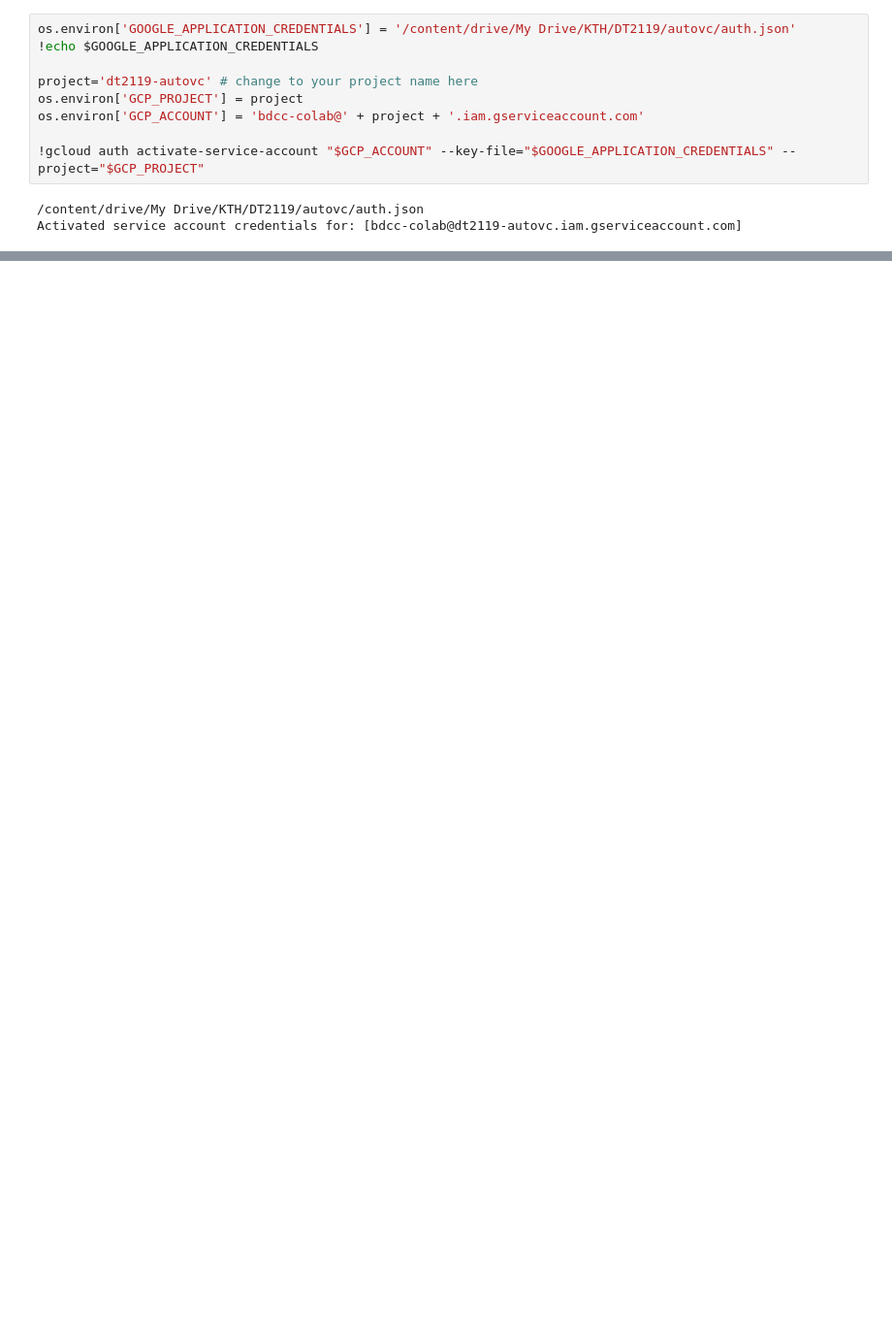
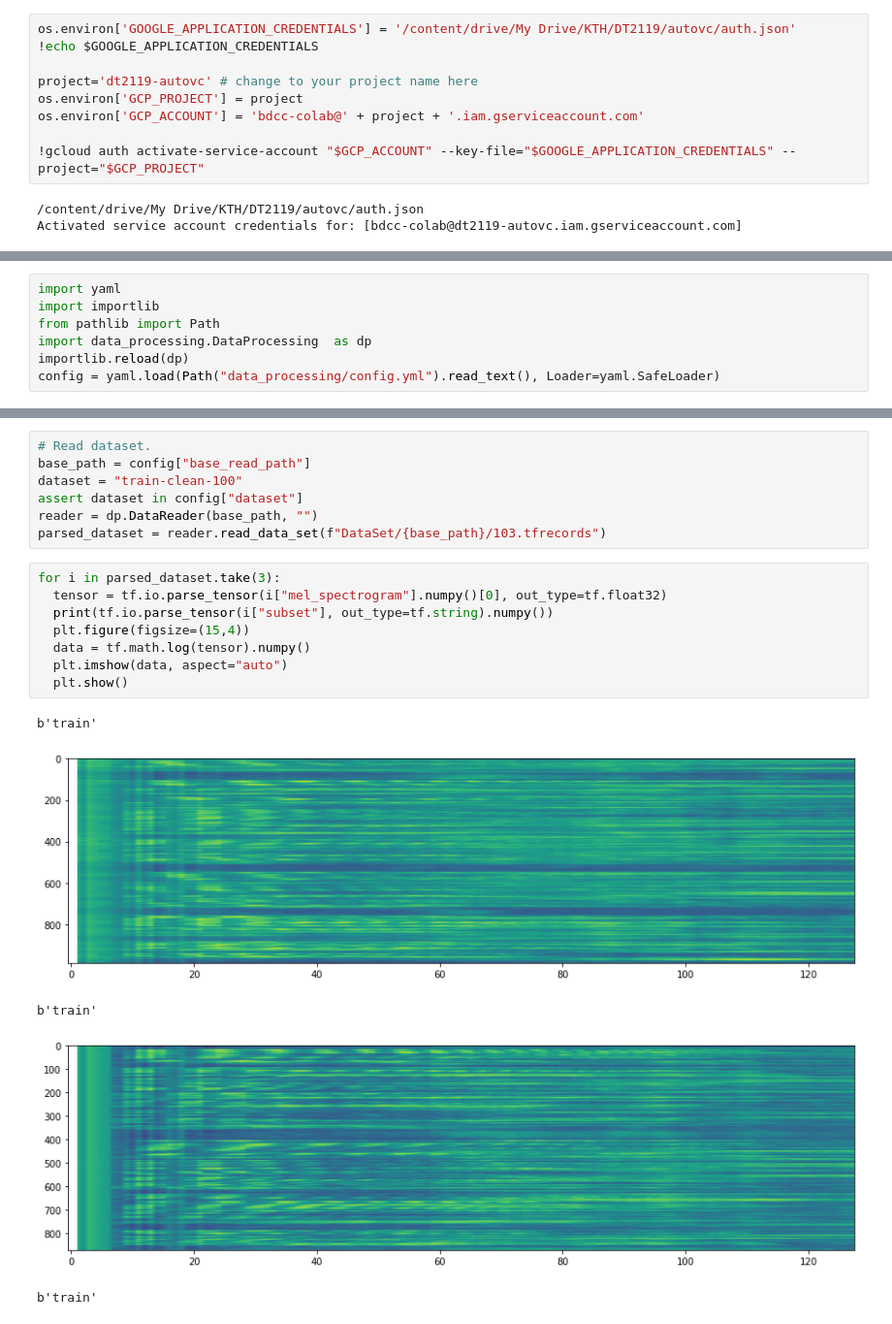
Before and after one commit to franciscojferrari/AUTOVC, a Jupyter notebook: data_processing/test_dataprocessing.ipynb, the cells around one changed output, grey strips where cells are left out. Shown at 97% size. Cells and saved outputs as stored; diff of their text form; blank space fills up the shorter version.

Commit message:
Add subset feature

```diff
--- a/data_processing/test_dataprocessing.ipynb
+++ b/data_processing/test_dataprocessing.ipynb
@@ -82,0 +97,7 @@ Setting up gcsfuse (0.34.1) ...
+# %%
+import yaml
+import importlib
+from pathlib import Path
+import data_processing.DataProcessing  as dp
+importlib.reload(dp)
+config = yaml.load(Path("data_processing/config.yml").read_text(), Loader=yaml.SafeLoader)
@@ -82,0 +117,21 @@ Setting up gcsfuse (0.34.1) ...
+# %%
+# Read dataset.
+base_path = config["base_read_path"]
+dataset = "train-clean-100"
+assert dataset in config["dataset"]
+reader = dp.DataReader(base_path, "")
+parsed_dataset = reader.read_data_set(f"DataSet/{base_path}/103.tfrecords")
+# %%
+for i in parsed_dataset.take(3):
+  tensor = tf.io.parse_tensor(i["mel_spectrogram"].numpy()[0], out_type=tf.float32)
+  print(tf.io.parse_tensor(i["subset"], out_type=tf.string).numpy())
+  plt.figure(figsize=(15,4))
+  data = tf.math.log(tensor).numpy()
+  plt.imshow(data, aspect="auto")
+  plt.show()
+# %% [output]
+b'train'
+[figure, added]
+b'train'
+[figure, added]
+b'train'
```
Also changed, not shown: parts of 8 cells of this notebook.
